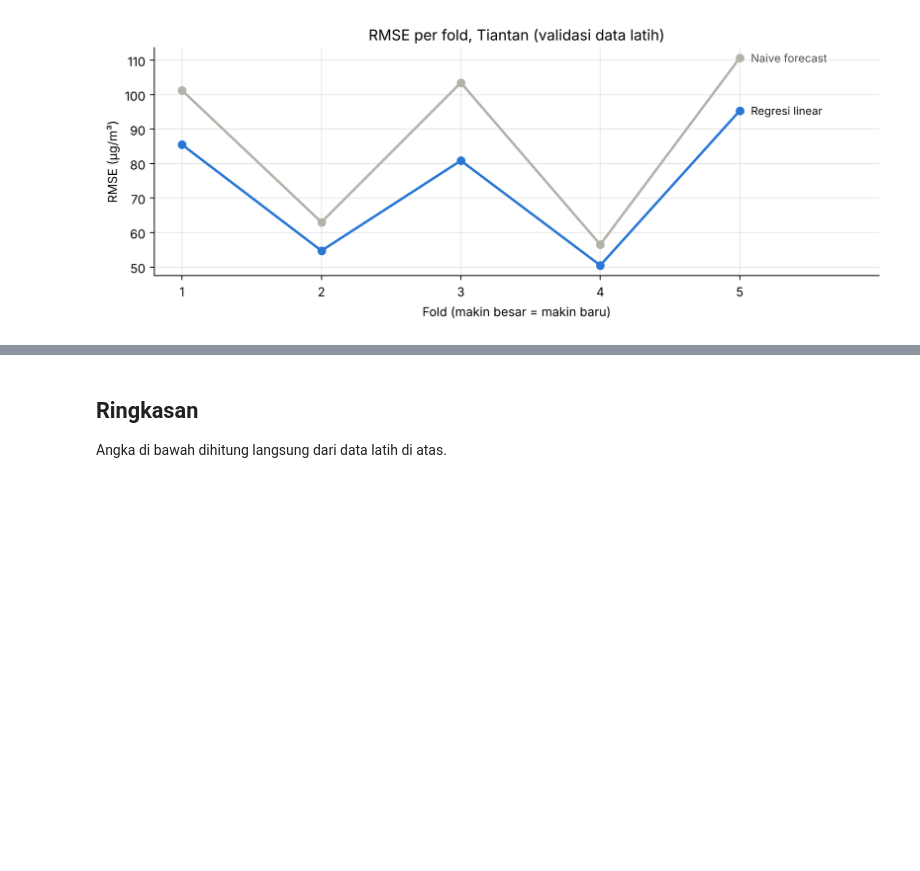
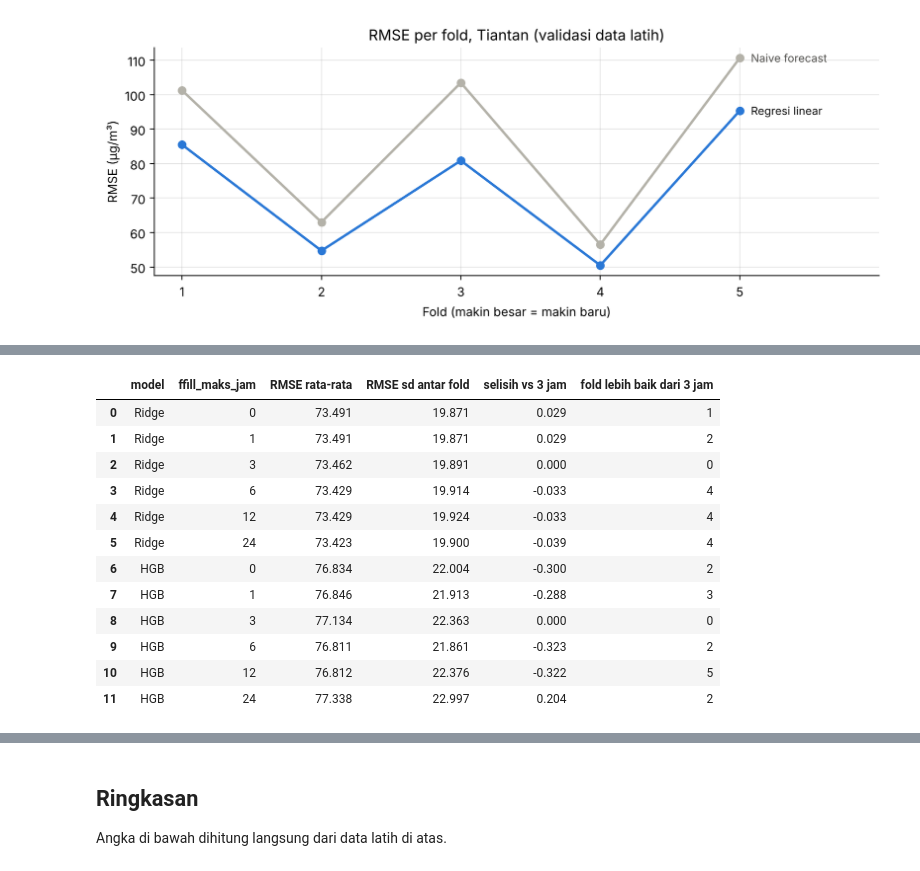
Before and after one commit to LippyyDev/Tugas-Machine-Learning-PM25-Beijing, a Jupyter notebook: Notebook/Tahap 2 EDA dan Praproses.ipynb, the cells around one changed output, grey strips where cells are left out. Drawn from its saved outputs; the diff is of its cells as text; code cells hidden in the pictures; blank space fills up the shorter version.

```diff
--- a/Notebook/Tahap 2 EDA dan Praproses.ipynb
+++ b/Notebook/Tahap 2 EDA dan Praproses.ipynb
@@ -653,0 +660,67 @@ simpan_gambar("t4_01_baseline_rmse_per_fold.png")
+# %%
+from sklearn.linear_model import Ridge
+from sklearn.ensemble import HistGradientBoostingRegressor
+
+def fitur_dengan_ffill(data_stasiun, ff):
+    global FFILL_MAKS
+    simpan, FFILL_MAKS = FFILL_MAKS, ff
+    try:
+        f = buat_fitur(data_stasiun)
+    finally:
+        FFILL_MAKS = simpan
+    f["_pm_t"] = data_stasiun.set_index("waktu").sort_index()["PM2.5"]   # hanya untuk naive, bukan fitur
+    return f
+
+def model_uji(nama, seed=SEED):
+    reg = Ridge(alpha=1.0) if nama == "Ridge" else HistGradientBoostingRegressor(
+        max_iter=200, learning_rate=0.1, max_depth=4, random_state=seed)
+    return Pipeline([("isi", SimpleImputer(strategy="median")), ("skala", StandardScaler()), ("m", reg)])
+
+# Lipatan dibuat dari seluruh jam periode latih yang targetnya (jam t+24) jatuh sebelum BATAS
+jam_cv = pd.DatetimeIndex(np.sort(latih["waktu"].unique()))
+jam_cv = jam_cv[jam_cv < BATAS - pd.Timedelta(hours=24)]
+lipatan = [(jam_cv[a], jam_cv[b]) for a, b in TimeSeriesSplit(n_splits=5, gap=24).split(jam_cv)]
+for a, b in lipatan:
+    assert a.max() + pd.Timedelta(hours=24) < b.min()
+
+def baris_fold(F, jam):
+    x = F.loc[F.index.isin(jam)].dropna(subset=["target"])
+    return x.drop(columns=["target", "_pm_t"]), x["target"]
+
+latih_per_stasiun = {s: g for s, g in latih.groupby("station")}
+latih_tt = latih_per_stasiun[STASIUN]
+daftar_ff = [0, 1, 3, 6, 12, 24]
+skor_ff = {}
+for ff in daftar_ff:
+    F = fitur_dengan_ffill(latih_tt, ff)
+    for nm in ["Ridge", "HGB"]:
+        r = []
+        for a, b in lipatan:
+            Xa, ya = baris_fold(F, a); Xb, yb = baris_fold(F, b)
+            r.append(rmse(yb, model_uji(nm).fit(Xa, ya).predict(Xb)))
+        skor_ff[(ff, nm)] = np.array(r)
+
+baris_tabel = []
+for nm in ["Ridge", "HGB"]:
+    dasar = skor_ff[(3, nm)]
+    for ff in daftar_ff:
+        r = skor_ff[(ff, nm)]
+        baris_tabel.append({"model": nm, "ffill_maks_jam": ff, "RMSE rata-rata": r.mean(), "RMSE sd antar fold": r.std(ddof=1),
+                            "selisih vs 3 jam": (r - dasar).mean(), "fold lebih baik dari 3 jam": int(((r - dasar) < 0).sum())})
+tabel_ff = pd.DataFrame(baris_tabel).round(3)
+tabel_ff.to_csv(os.path.join(TABEL, "t2_tabel_ffill.csv"), index=False)
+tabel_ff
+# %% [output]
+|  | model | ffill_maks_jam | RMSE rata-rata | RMSE sd antar fold | selisih vs 3 jam | fold lebih baik dari 3 jam |
+| 0 | Ridge | 0 | 73.491 | 19.871 | 0.029 | 1 |
+| 1 | Ridge | 1 | 73.491 | 19.871 | 0.029 | 2 |
+| 2 | Ridge | 3 | 73.462 | 19.891 | 0.000 | 0 |
+| 3 | Ridge | 6 | 73.429 | 19.914 | -0.033 | 4 |
+| 4 | Ridge | 12 | 73.429 | 19.924 | -0.033 | 4 |
+| 5 | Ridge | 24 | 73.423 | 19.900 | -0.039 | 4 |
+| 6 | HGB | 0 | 76.834 | 22.004 | -0.300 | 2 |
+| 7 | HGB | 1 | 76.846 | 21.913 | -0.288 | 3 |
+| 8 | HGB | 3 | 77.134 | 22.363 | 0.000 | 0 |
+| 9 | HGB | 6 | 76.811 | 21.861 | -0.323 | 2 |
+| 10 | HGB | 12 | 76.812 | 22.376 | -0.322 | 5 |
+| 11 | HGB | 24 | 77.338 | 22.997 | 0.204 | 2 |
```
Also changed, not shown: parts of 8 cells of this notebook, 7 other files.
